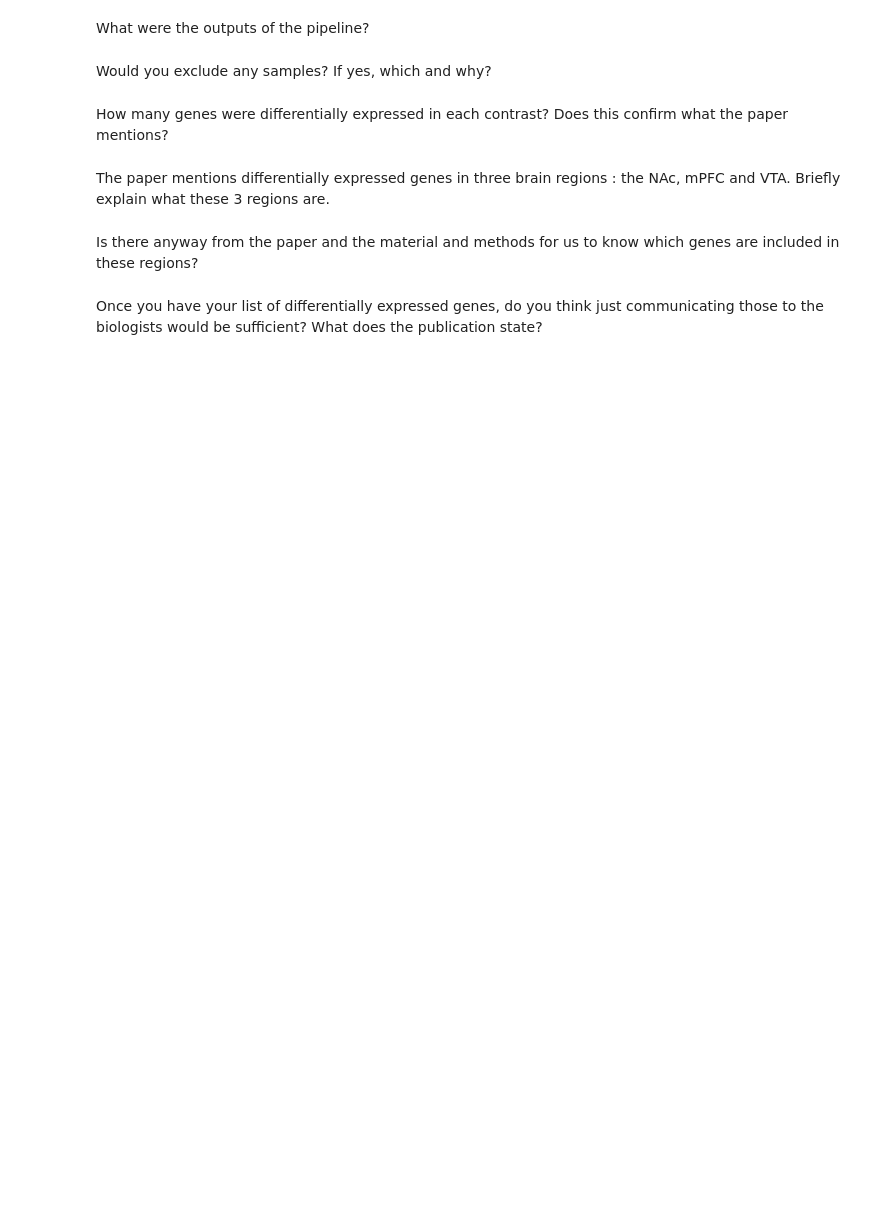
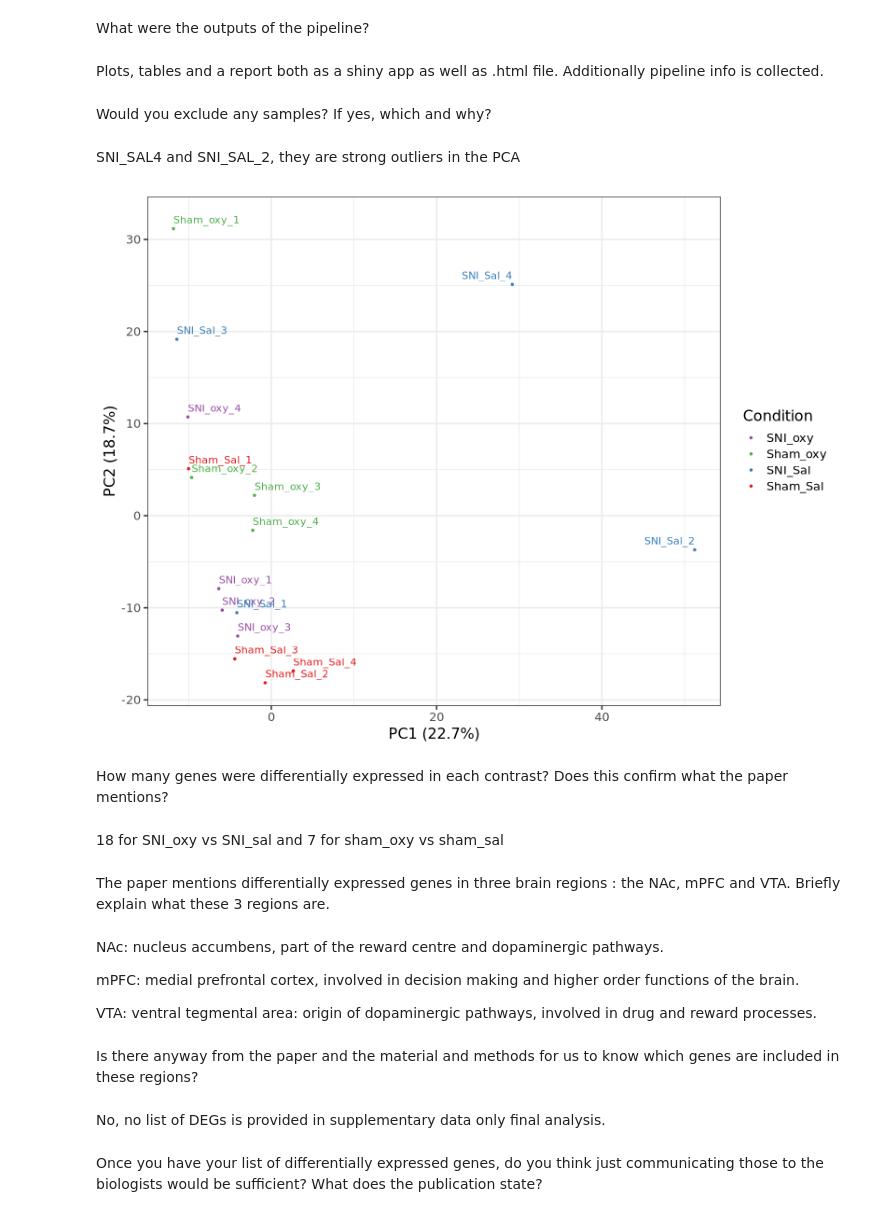
Before and after one commit to patrick-bo/computational-workflows-2025, a Jupyter notebook: notebooks/day_03/day_03.ipynb, the cells around one changed output. Drawn from its saved outputs; the diff is of its cells as text; code cells hidden in the pictures; blank space fills up the shorter version.

```diff
--- a/notebooks/day_03/day_03.ipynb
+++ b/notebooks/day_03/day_03.ipynb
@@ -83,10 +86,31 @@ What were the outputs of the pipeline?
+# %% [markdown]
+Plots, tables and a report both as a shiny app as well as .html file.
+Additionally pipeline info is collected.
 # %% [markdown]
 Would you exclude any samples? If yes, which and why?
+# %% [markdown]
+SNI_SAL4 and SNI_SAL_2, they are strong outliers in the PCA
+# %%
+from IPython.display import Image
+
+Image('differentialabundance_out/plots/exploratory/Condition/png/pca2d.png')
+# %% [output]
+[figure, added]
 # %% [markdown]
 How many genes were differentially expressed in each contrast? Does this confirm what the paper mentions?
+# %% [markdown]
+18 for SNI_oxy vs SNI_sal and 7 for sham_oxy vs sham_sal
 # %% [markdown]
 The paper mentions differentially expressed genes in three brain regions : the NAc, mPFC and VTA. Briefly explain what these 3 regions are.
+# %% [markdown]
+NAc: nucleus accumbens, part of the reward centre and dopaminergic pathways.
+
+mPFC: medial prefrontal cortex, involved in decision making and higher order functions of the brain.
+
+VTA: ventral tegmental area: origin of dopaminergic pathways, involved in drug and reward processes.
 # %% [markdown]
 Is there anyway from the paper and the material and methods for us to know which genes are included in these regions?
+# %% [markdown]
+No, no list of DEGs is provided in supplementary data only final analysis.
 # %% [markdown]
 Once you have your list of differentially expressed genes, do you think just communicating those to the biologists would be sufficient? What does the publication state?
```
Also changed, not shown: parts of 6 cells of this notebook, 9 other files.
